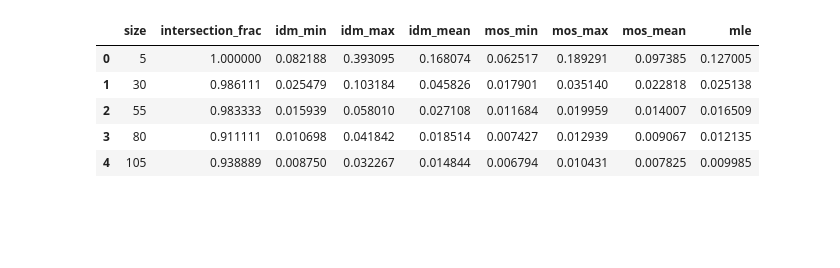
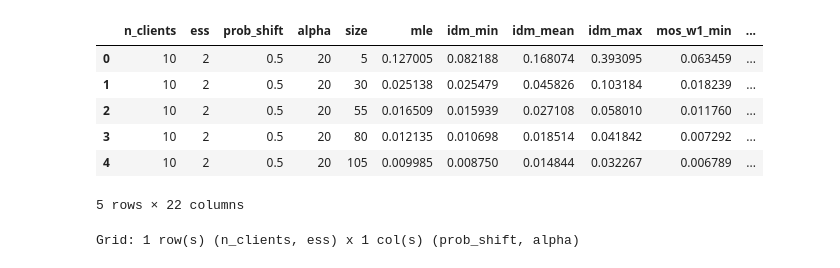
Before and after one commit to Niccolo-Rocchi/BN-FPL, a Jupyter notebook: Plot_JS.ipynb, the cells around one changed output. Cells and saved outputs as stored; diff of their text form; code cells hidden in the pictures; blank space fills up the shorter version.

Commit message:
Add hyperparameter grid for exps and plot, move JSD computation into main file.

```diff
--- a/Plot_JS.ipynb
+++ b/Plot_JS.ipynb
@@ -19,22 +19,39 @@ from src.mosaic import *  # noqa
 # Read config file
 config = load_config("conf.yaml")
 
-# Choose results path (derived from conf.yaml; override manually if needed)
-res_path = Path(get_res_path(config))
+# Results folder: a single one for the whole hyperparameter grid (see
+# exp.py) -- each row of df_tot.csv already carries its own
+# n_clients/ess/prob_shift/alpha combination.
+res_path = Path(config["res_path"])
 
-# Read results
-df_tot = pd.read_csv(res_path / f"df_tot.csv", index_col=0)
+# Read results (all weighting schemas x all grid combinations, one row per
+# (n_clients, ess, prob_shift, alpha, size, rep))
+df_tot = pd.read_csv(res_path / f"df_tot.csv")
 # %%
-# Compute mean across repetitions
-df_mean = df_tot.groupby(["size"], as_index=False).mean()
+# Compute mean across repetitions, grouped by every grid hyperparameter AND
+# size (not just size -- otherwise different hyperparameter combinations
+# would get silently averaged together). The intersection ratio gets its own
+# MEDIAN (not mean) plus Q1/Q3: Q1 <= median <= Q3 always holds by
+# construction, but NOT for the mean when the distribution is skewed
+# (intersection_frac piles up near 1.0 with an occasional low outlier rep,
+# which pulls the mean below Q1 -- verified on real data). Pairing the mean
+# with an IQR band would be a mismatched pair of statistics; median+IQR is
+# the consistent, non-parametric choice (and mirrors PriorCN.compute, which
+# already summarizes each repetition via a median across mechanisms).
+group_cols = ["n_clients", "ess", "prob_shift", "alpha", "size"]
+df_mean = df_tot.drop(columns="rep").groupby(group_cols, as_index=False).mean()
+df_mean["intersection_frac_median"] = df_tot.groupby(group_cols)["intersection_frac"].median().to_numpy()
+df_mean["intersection_frac_q1"] = df_tot.groupby(group_cols)["intersection_frac"].quantile(0.25).to_numpy()
+df_mean["intersection_frac_q3"] = df_tot.groupby(group_cols)["intersection_frac"].quantile(0.75).to_numpy()
 df_mean.head()
 # %% [output]
-|  | size | intersection_frac | idm_min | idm_max | idm_mean | mos_min | mos_max | mos_mean | mle |
-| 0 | 5 | 1.000000 | 0.082188 | 0.393095 | 0.168074 | 0.062517 | 0.189291 | 0.097385 | 0.127005 |
-| 1 | 30 | 0.986111 | 0.025479 | 0.103184 | 0.045826 | 0.017901 | 0.035140 | 0.022818 | 0.025138 |
-| 2 | 55 | 0.983333 | 0.015939 | 0.058010 | 0.027108 | 0.011684 | 0.019959 | 0.014007 | 0.016509 |
-| 3 | 80 | 0.911111 | 0.010698 | 0.041842 | 0.018514 | 0.007427 | 0.012939 | 0.009067 | 0.012135 |
-| 4 | 105 | 0.938889 | 0.008750 | 0.032267 | 0.014844 | 0.006794 | 0.010431 | 0.007825 | 0.009985 |
+|  | n_clients | ess | prob_shift | alpha | size | mle | idm_min | idm_mean | idm_max | mos_w1_min | ... |
+| 0 | 10 | 2 | 0.5 | 20 | 5 | 0.127005 | 0.082188 | 0.168074 | 0.393095 | 0.063459 | ... |
+| 1 | 10 | 2 | 0.5 | 20 | 30 | 0.025138 | 0.025479 | 0.045826 | 0.103184 | 0.018239 | ... |
+| 2 | 10 | 2 | 0.5 | 20 | 55 | 0.016509 | 0.015939 | 0.027108 | 0.058010 | 0.011760 | ... |
+| 3 | 10 | 2 | 0.5 | 20 | 80 | 0.012135 | 0.010698 | 0.018514 | 0.041842 | 0.007292 | ... |
+| 4 | 10 | 2 | 0.5 | 20 | 105 | 0.009985 | 0.008750 | 0.014844 | 0.032267 | 0.006789 | ... |
+5 rows × 22 columns
 # %%
 sns.reset_defaults()
 plt.style.use("seaborn-v0_8-paper")
@@ -71,4 +88,13 @@ plt.rcParams.update({
     # # ---- tex ----
     # "text.usetex": True,
 })
+# %%
+# Facet grid: rows = (n_clients, ess) combinations, columns = (prob_shift,
+# alpha) combinations. With single-value lists in conf.yaml (the default),
+# this is just a 1x1 grid.
+row_vals = sorted(set(df_mean[["n_clients", "ess"]].itertuples(index=False, name=None)))
+col_vals = sorted(set(df_mean[["prob_shift", "alpha"]].itertuples(index=False, name=None)))
+print(f"Grid: {len(row_vals)} row(s) (n_clients, ess) x {len(col_vals)} col(s) (prob_shift, alpha)")
+# %% [output]
+Grid: 1 row(s) (n_clients, ess) x 1 col(s) (prob_shift, alpha)
 # %%
```
Also changed, not shown: parts of 4 cells of this notebook, 8 other files.
